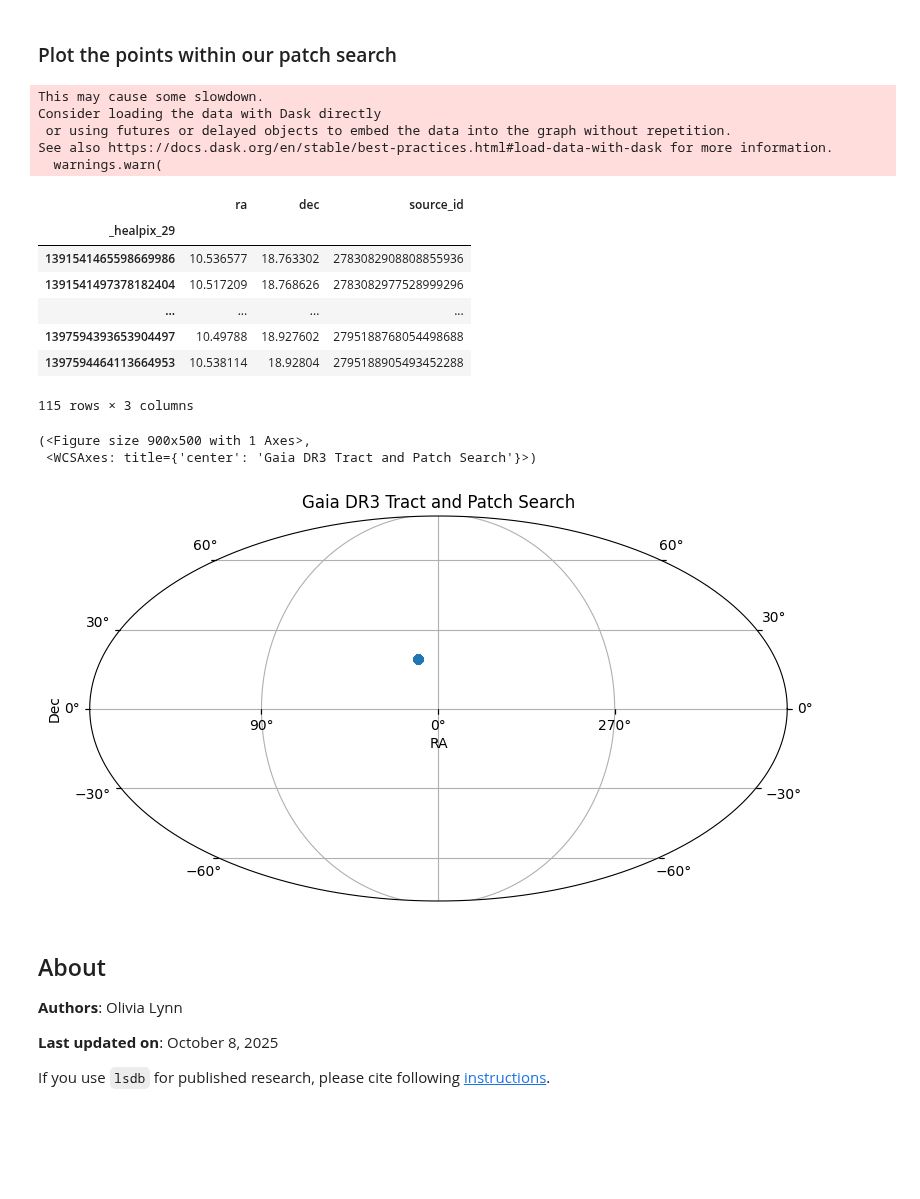
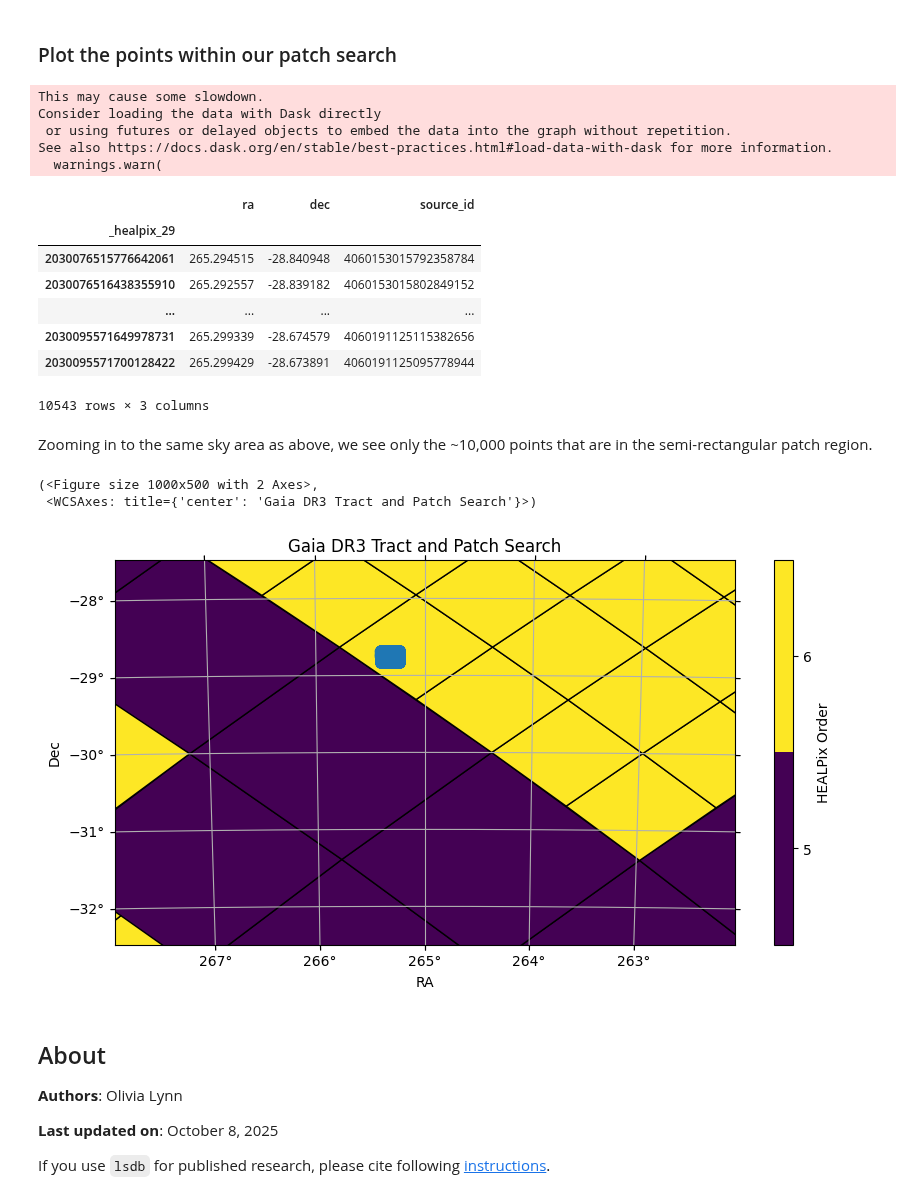
Before and after one commit to astronomy-commons/lsdb-rubin, a Jupyter notebook: docs/pre_executed/tract_patch_search.ipynb, the cells around one changed output. Cells and saved outputs as stored; diff of their text form; code cells hidden in the pictures; blank space fills up the shorter version.

```diff
--- a/docs/pre_executed/tract_patch_search.ipynb
+++ b/docs/pre_executed/tract_patch_search.ipynb
@@ -15,11 +17,7 @@ client
 # %%
 # Load GAIA DR3 data.
 
-gaia = lsdb.read_hats(
-    "https://data.lsdb.io/hats/gaia_dr3/gaia",
-    margin_cache="https://data.lsdb.io/hats/gaia_dr3/gaia_10arcs",
-    columns=["ra", "dec", "source_id"],
-)
+gaia = lsdb.open_catalog("https://data.lsdb.io/hats/gaia_dr3", columns=["ra", "dec", "source_id"])
 gaia
 # %% [output]
 lsdb Catalog gaia:
@@ -42,5 +50,13 @@ lsst_skymap = skymap_convert.ConvertedSkymapReader(preset="lsst_skymap")
 # %%
-tract_index = 10_000
+from lsdb.core.plotting import plot_points
+import astropy.units as u
+from astropy.coordinates import SkyCoord
+
+fov = (5 * u.deg, 5 * u.deg)
+center = SkyCoord(265 * u.deg, -30 * u.deg)
+
+tract_index = 4975
+patch_index = 67
 # %%
 # Only specify the tract (and not patch) to search by tract.
 
@@ -100,8 +120,5 @@ plot_points.plot_points(
 # %% [markdown]
 ## Search by patch ID
-# %%
-tract_index = 12_345
-patch_index = 67
 # %%
 # Specify both tract and patch to search by tract and patch.
 
@@ -141,25 +157,28 @@ See also https://docs.dask.org/en/stable/best-practices.html#load-data-with-dask
   warnings.warn(
 |  | ra | dec | source_id |
 | _healpix_29 |  |  |  |
-| 1391541465598669986 | 10.536577 | 18.763302 | 2783082908808855936 |
-| 1391541497378182404 | 10.517209 | 18.768626 | 2783082977528999296 |
+| 2030076515776642061 | 265.294515 | -28.840948 | 4060153015792358784 |
+| 2030076516438355910 | 265.292557 | -28.839182 | 4060153015802849152 |
 | ... | ... | ... | ... |
-| 1397594393653904497 | 10.49788 | 18.927602 | 2795188768054498688 |
-| 1397594464113664953 | 10.538114 | 18.92804 | 2795188905493452288 |
+| 2030095571649978731 | 265.299339 | -28.674579 | 4060191125115382656 |
+| 2030095571700128422 | 265.299429 | -28.673891 | 4060191125095778944 |
-115 rows × 3 columns
+10543 rows × 3 columns
+# %% [markdown]
+Zooming in to the same sky area as above, we see only the ~10,000 points that are in the semi-rectangular patch region.
 # %%
-from lsdb.core.plotting import plot_points
-
+fig, ax = gaia.plot_pixels(projection="AIT", fov=fov, center=center, ec="000000")
 plot_points.plot_points(
     df,
     ra_column="ra",
     dec_column="dec",
     title="Gaia DR3 Tract and Patch Search",
+    fov=fov,
+    center=center,
 )
 # %% [output]
-(<Figure size 900x500 with 1 Axes>,
+(<Figure size 1000x500 with 2 Axes>,
  <WCSAxes: title={'center': 'Gaia DR3 Tract and Patch Search'}>)
-[figure, old version]
+[figure, new version]
 # %% [markdown]
 ## About
 
```
Also changed, not shown: parts of 11 cells of this notebook.
